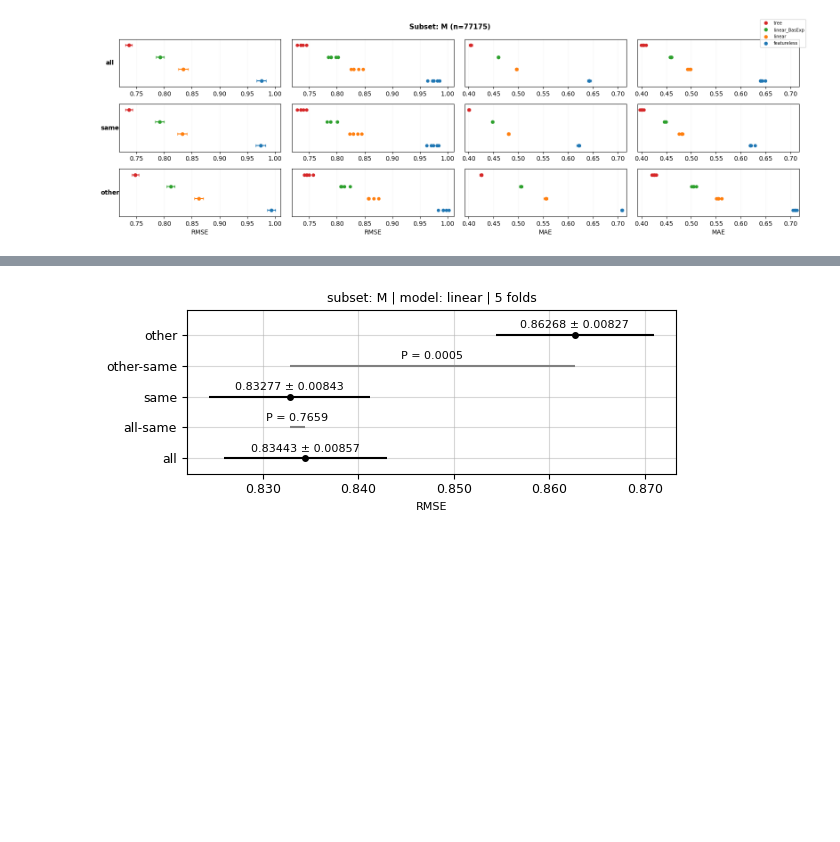
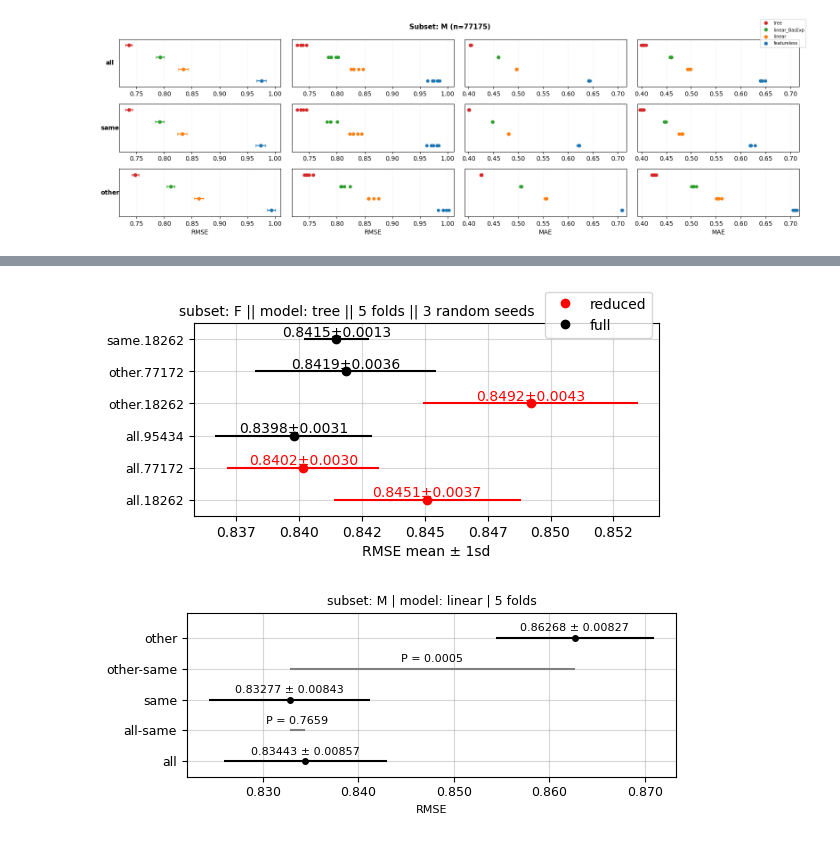
Before and after one commit to lamtung16/soak_regression, a Jupyter notebook: notebook_visualization.ipynb, the cells around one changed output, grey strips where cells are left out. Cells and saved outputs as stored; diff of their text form; code cells hidden in the pictures; blank space fills up the shorter version.

```diff
--- a/notebook_visualization.ipynb
+++ b/notebook_visualization.ipynb
@@ -23,3 +23,7 @@ soak_plot_one_model(results_df, subset_value, model)
+# %%
+soak_plot_one_model(results_df, subset_value='F', model='tree')
+# %% [output]
+[figure, added]
 # %%
 soak_plot_one_model_extend(results_df, subset_value, model)
 # %% [output]
```
Also changed, not shown: parts of 3 cells of this notebook, 1 other file.
